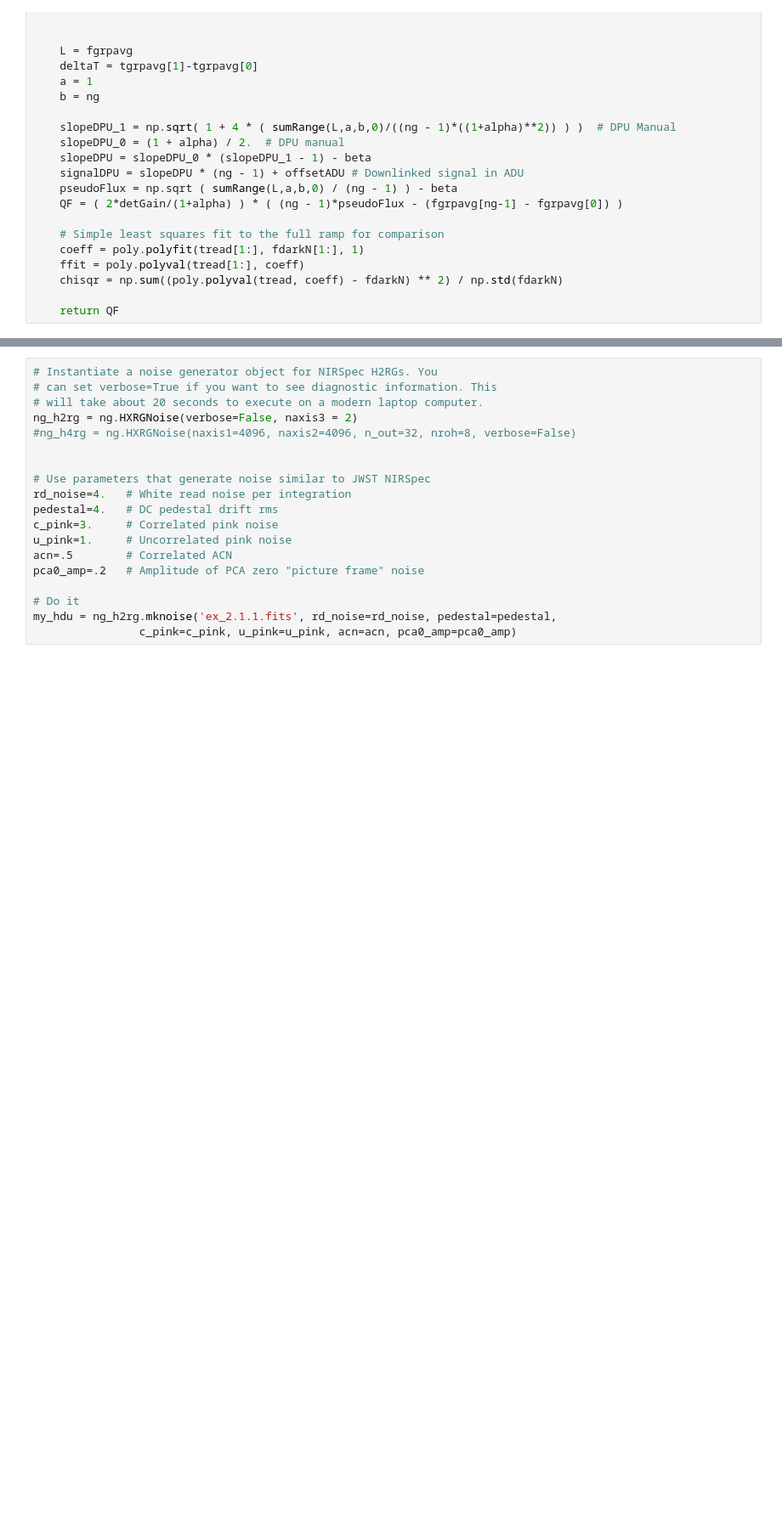
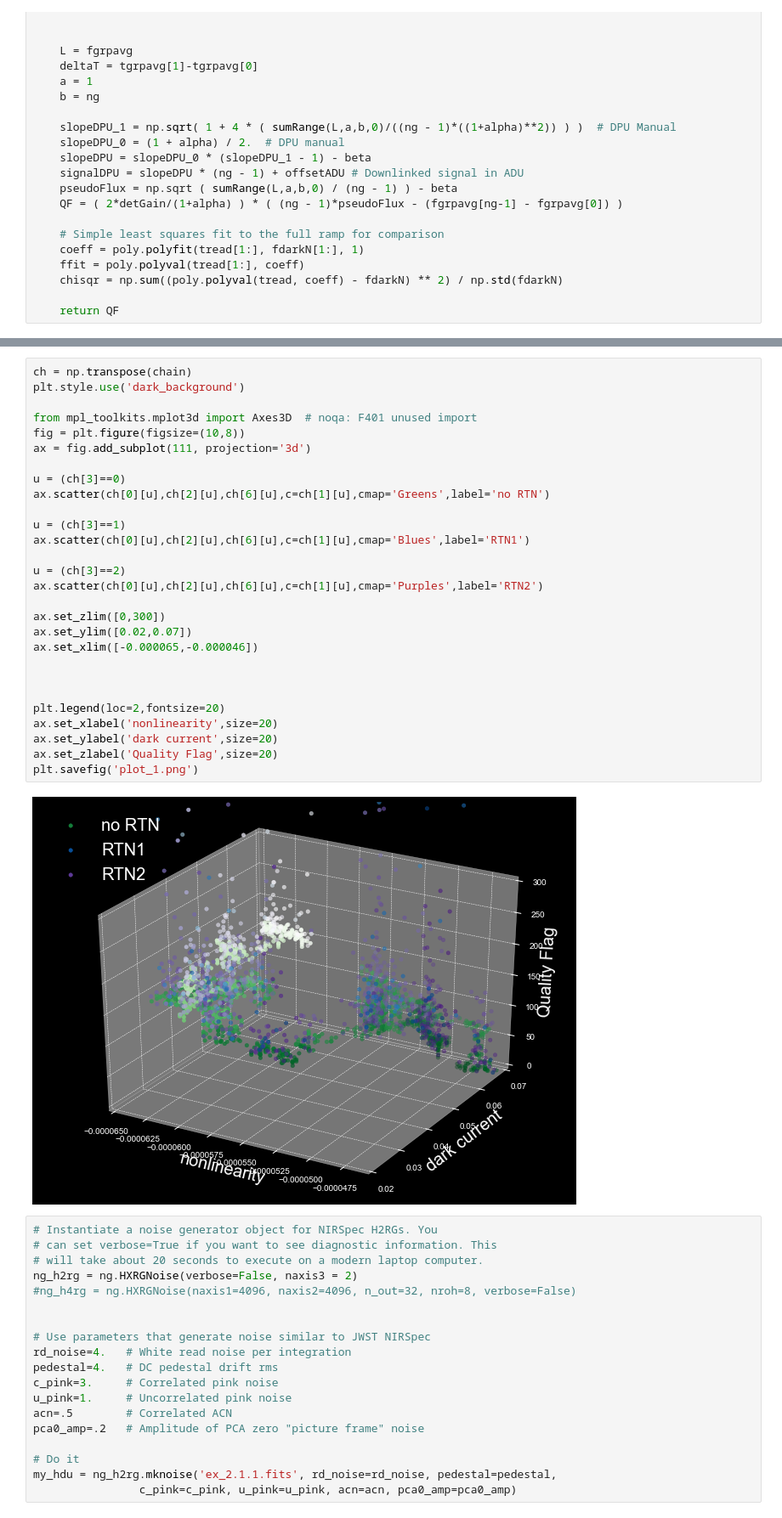
Before and after one commit to xoubish/nonlinearity_sim, a Jupyter notebook: nl_sim.ipynb, the cells around one changed output, grey strips where cells are left out. Shown: that part at 85% size. Cells and saved outputs as stored; diff of their text form; blank space fills up the shorter version.

```diff
--- a/nl_sim.ipynb
+++ b/nl_sim.ipynb
@@ -285,3 +292,33 @@ Text(0.5, 0, 'dark current')
+# %%
+ch = np.transpose(chain)
+plt.style.use('dark_background')
+
+from mpl_toolkits.mplot3d import Axes3D  # noqa: F401 unused import
+fig = plt.figure(figsize=(10,8))
+ax = fig.add_subplot(111, projection='3d')
+
+u = (ch[3]==0)
+ax.scatter(ch[0][u],ch[2][u],ch[6][u],c=ch[1][u],cmap='Greens',label='no RTN')
+
+u = (ch[3]==1)
+ax.scatter(ch[0][u],ch[2][u],ch[6][u],c=ch[1][u],cmap='Blues',label='RTN1')
+
+u = (ch[3]==2)
+ax.scatter(ch[0][u],ch[2][u],ch[6][u],c=ch[1][u],cmap='Purples',label='RTN2')
+
+ax.set_zlim([0,300])
+ax.set_ylim([0.02,0.07])
+ax.set_xlim([-0.000065,-0.000046])
+
+
+
+plt.legend(loc=2,fontsize=20)
+ax.set_xlabel('nonlinearity',size=20)
+ax.set_ylabel('dark current',size=20)
+ax.set_zlabel('Quality Flag',size=20)
+plt.savefig('plot_1.png')
+# %% [output]
+[figure, added]
 # %%
 # Instantiate a noise generator object for NIRSpec H2RGs. You
 # can set verbose=True if you want to see diagnostic information. This
```
Also changed, not shown: parts of 4 cells of this notebook, 3 other files.
